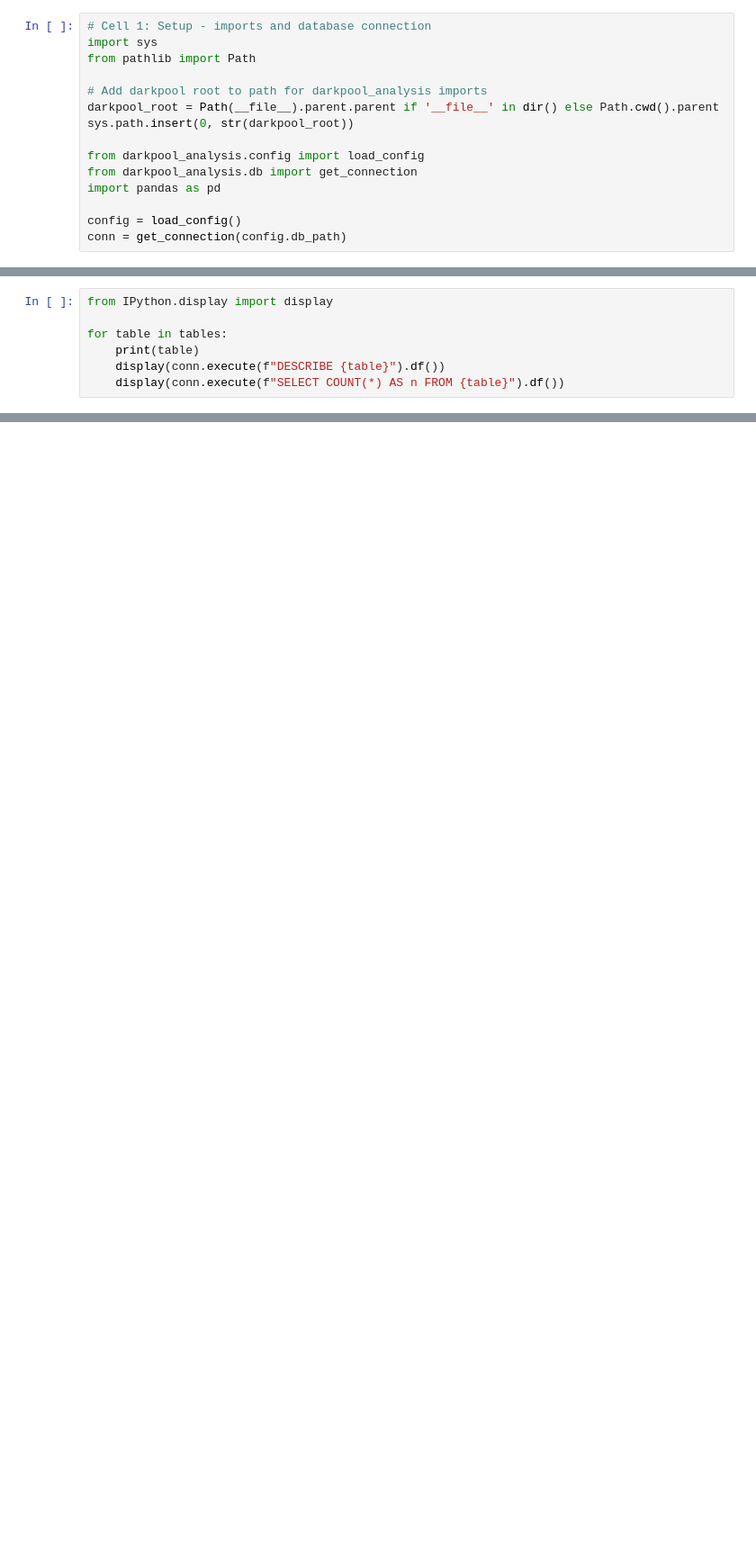
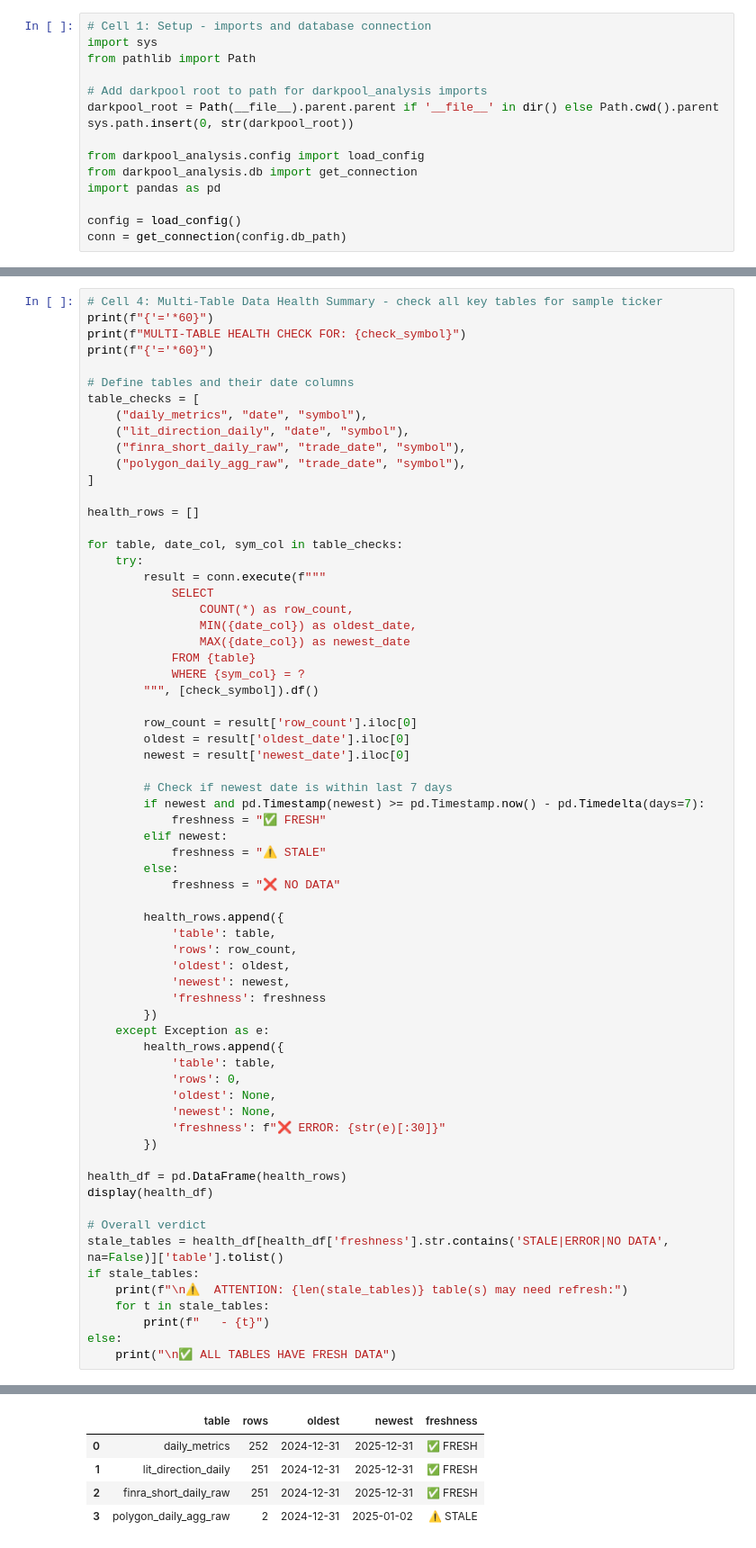
Before and after one commit to MoreCowwbell/darkpool, a Jupyter notebook: Special_tools/database_check.ipynb, the cells around one changed output, grey strips where cells are left out. Shown at 90% size. Saved outputs shown, nothing was run; the diff lists cells and outputs as text; blank space fills up the shorter version.

```diff
--- a/Special_tools/database_check.ipynb
+++ b/Special_tools/database_check.ipynb
@@ -44,7 +29,0 @@ tables
-# %%
-from IPython.display import display
-
-for table in tables:
-    print(table)
-    display(conn.execute(f"DESCRIBE {table}").df())
-    display(conn.execute(f"SELECT COUNT(*) AS n FROM {table}").df())
@@ -222,0 +176,67 @@ conn.close()
+# %%
+# Cell 4: Multi-Table Data Health Summary - check all key tables for sample ticker
+print(f"{'='*60}")
+print(f"MULTI-TABLE HEALTH CHECK FOR: {check_symbol}")
+print(f"{'='*60}")
+
+# Define tables and their date columns
+table_checks = [
+    ("daily_metrics", "date", "symbol"),
+    ("lit_direction_daily", "date", "symbol"),
+    ("finra_short_daily_raw", "trade_date", "symbol"),
+    ("polygon_daily_agg_raw", "trade_date", "symbol"),
+]
+
+health_rows = []
+
+for table, date_col, sym_col in table_checks:
+    try:
+        result = conn.execute(f"""
+            SELECT
+                COUNT(*) as row_count,
+                MIN({date_col}) as oldest_date,
+                MAX({date_col}) as newest_date
+            FROM {table}
+            WHERE {sym_col} = ?
+        """, [check_symbol]).df()
+
+        row_count = result['row_count'].iloc[0]
+        oldest = result['oldest_date'].iloc[0]
+        newest = result['newest_date'].iloc[0]
+
+        # Check if newest date is within last 7 days
+        if newest and pd.Timestamp(newest) >= pd.Timestamp.now() - pd.Timedelta(days=7):
+            freshness = "✅ FRESH"
+        elif newest:
+            freshness = "⚠️ STALE"
+        else:
+            freshness = "❌ NO DATA"
+
+        health_rows.append({
+            'table': table,
+            'rows': row_count,
+            'oldest': oldest,
+            'newest': newest,
+            'freshness': freshness
+        })
+    except Exception as e:
+        health_rows.append({
+            'table': table,
+            'rows': 0,
+            'oldest': None,
+            'newest': None,
+            'freshness': f"❌ ERROR: {str(e)[:30]}"
+        })
+
+health_df = pd.DataFrame(health_rows)
+display(health_df)
+
+# Overall verdict
+stale_tables = health_df[health_df['freshness'].str.contains('STALE|ERROR|NO DATA', na=False)]['table'].tolist()
+if stale_tables:
+    print(f"\n⚠️  ATTENTION: {len(stale_tables)} table(s) may need refresh:")
+    for t in stale_tables:
+        print(f"   - {t}")
+else:
+    print("\n✅ ALL TABLES HAVE FRESH DATA")
+# %% [output]
@@ -222,0 +246,5 @@ conn.close()
+|  | table | rows | oldest | newest | freshness |
+| 0 | daily_metrics | 252 | 2024-12-31 | 2025-12-31 | ✅ FRESH |
+| 1 | lit_direction_daily | 251 | 2024-12-31 | 2025-12-31 | ✅ FRESH |
+| 2 | finra_short_daily_raw | 251 | 2024-12-31 | 2025-12-31 | ✅ FRESH |
+| 3 | polygon_daily_agg_raw | 2 | 2024-12-31 | 2025-01-02 | ⚠️ STALE |
```
Also changed, not shown: parts of 34 cells of this notebook, 7 other files.
